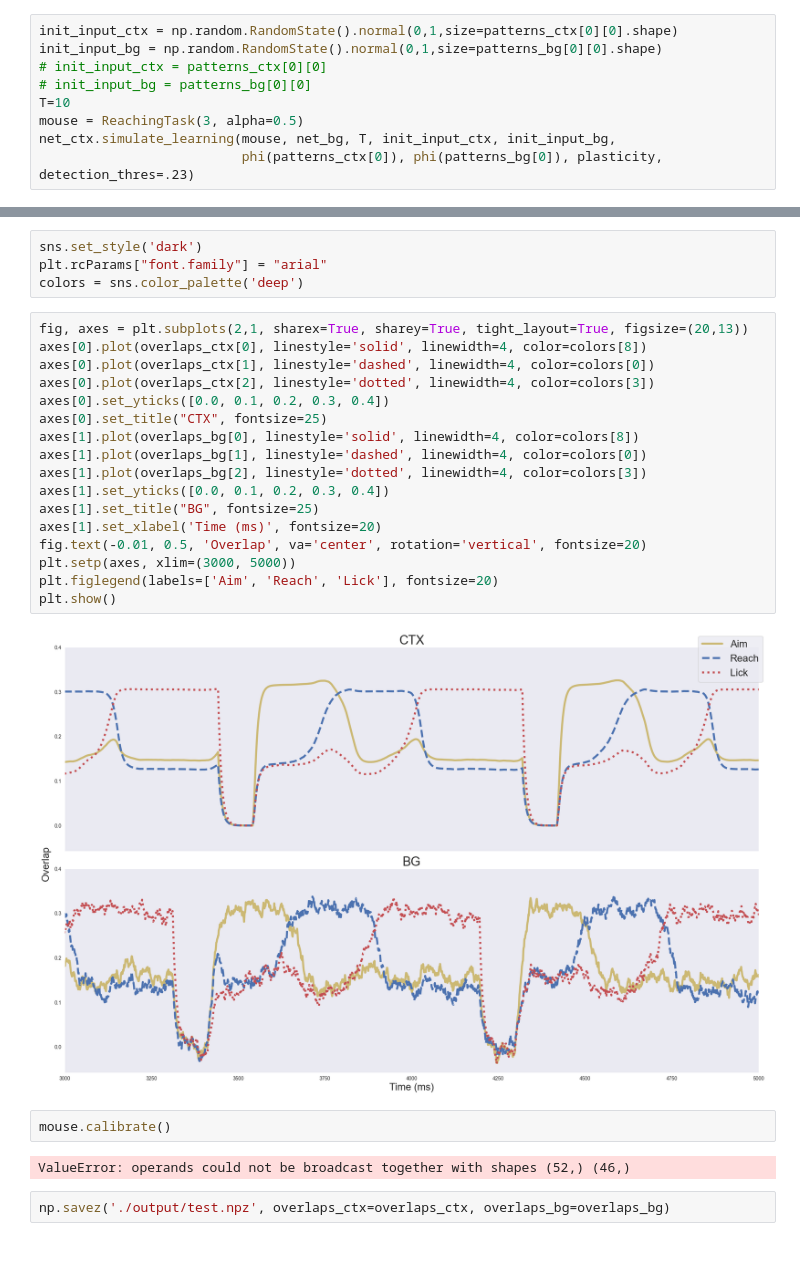
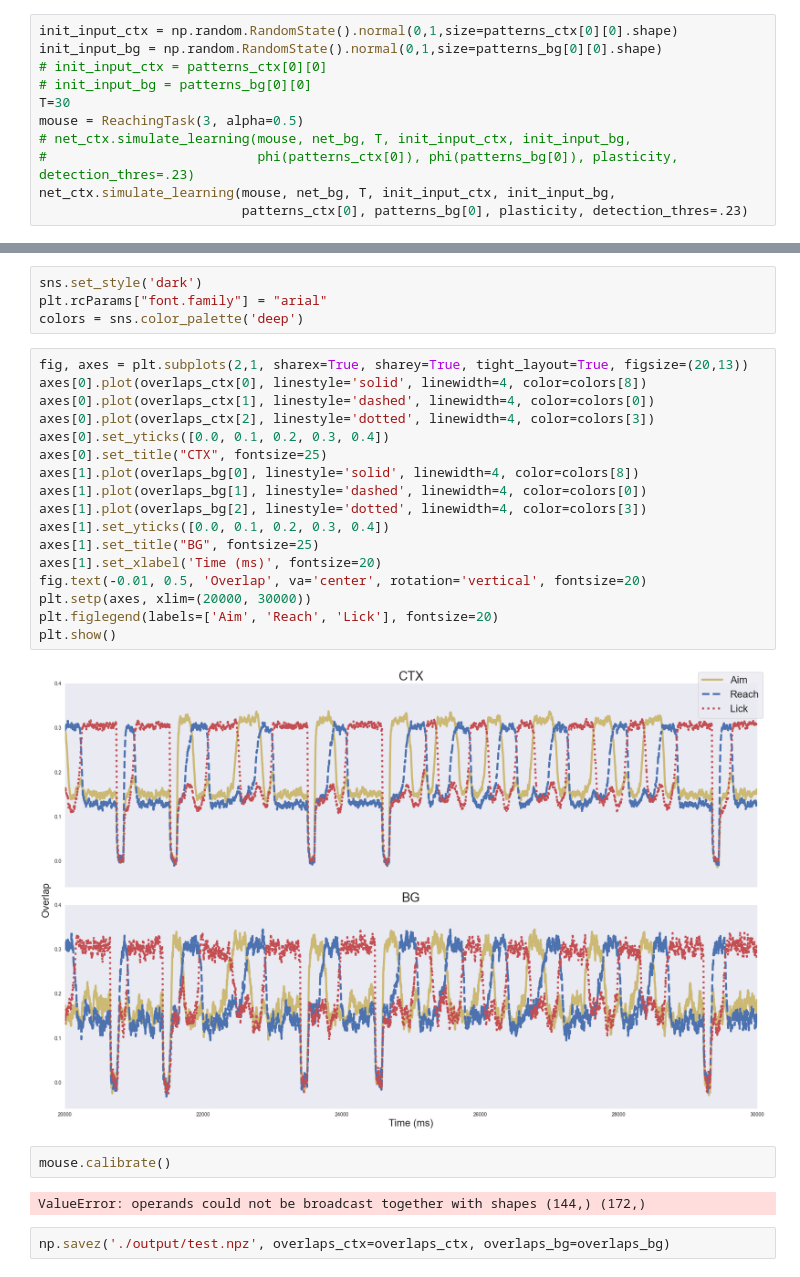
Before and after one commit to jp464/striatal-sequence, a Jupyter notebook: figures/article/1/net2-learning.ipynb, the cells around one changed output, grey strips where cells are left out. Saved outputs shown, nothing was run; the diff lists cells and outputs as text.

Commit message:
learning using fixed intervals

```diff
--- a/figures/article/1/net2-learning.ipynb
+++ b/figures/article/1/net2-learning.ipynb
@@ -99,9 +101,11 @@ init_input_ctx = np.random.RandomState().normal(0,1,size=patterns_ctx[0][0].shap
 init_input_bg = np.random.RandomState().normal(0,1,size=patterns_bg[0][0].shape)
 # init_input_ctx = patterns_ctx[0][0]
 # init_input_bg = patterns_bg[0][0]
-T=10
+T=30
 mouse = ReachingTask(3, alpha=0.5)
+# net_ctx.simulate_learning(mouse, net_bg, T, init_input_ctx, init_input_bg,
+#                           phi(patterns_ctx[0]), phi(patterns_bg[0]), plasticity, detection_thres=.23)
 net_ctx.simulate_learning(mouse, net_bg, T, init_input_ctx, init_input_bg,
-                          phi(patterns_ctx[0]), phi(patterns_bg[0]), plasticity, detection_thres=.23)
+                          patterns_ctx[0], patterns_bg[0], plasticity, detection_thres=.23)
 # %% [output]
 INFO:network:Integrating network dynamics
@@ -136,25 +143,25 @@ colors = sns.color_palette('deep')
 # %%
 fig, axes = plt.subplots(2,1, sharex=True, sharey=True, tight_layout=True, figsize=(20,13))
 axes[0].plot(overlaps_ctx[0], linestyle='solid', linewidth=4, color=colors[8])
 axes[0].plot(overlaps_ctx[1], linestyle='dashed', linewidth=4, color=colors[0])
 axes[0].plot(overlaps_ctx[2], linestyle='dotted', linewidth=4, color=colors[3])
 axes[0].set_yticks([0.0, 0.1, 0.2, 0.3, 0.4])
 axes[0].set_title("CTX", fontsize=25)
 axes[1].plot(overlaps_bg[0], linestyle='solid', linewidth=4, color=colors[8])
 axes[1].plot(overlaps_bg[1], linestyle='dashed', linewidth=4, color=colors[0])
 axes[1].plot(overlaps_bg[2], linestyle='dotted', linewidth=4, color=colors[3])
 axes[1].set_yticks([0.0, 0.1, 0.2, 0.3, 0.4])
 axes[1].set_title("BG", fontsize=25)
 axes[1].set_xlabel('Time (ms)', fontsize=20)
 fig.text(-0.01, 0.5, 'Overlap', va='center', rotation='vertical', fontsize=20)
-plt.setp(axes, xlim=(3000, 5000))
+plt.setp(axes, xlim=(20000, 30000))
 plt.figlegend(labels=['Aim', 'Reach', 'Lick'], fontsize=20)
 plt.show()
 # %% [output]
-[figure, old version]
+[figure, new version]
 # %%
 mouse.calibrate()
 # %% [output]
-ValueError: operands could not be broadcast together with shapes (52,) (46,)
+ValueError: operands could not be broadcast together with shapes (144,) (172,)
 # %%
 np.savez('./output/test.npz', overlaps_ctx=overlaps_ctx, overlaps_bg=overlaps_bg)
```
Also changed, not shown: parts of 2 cells of this notebook, 2 other files.
